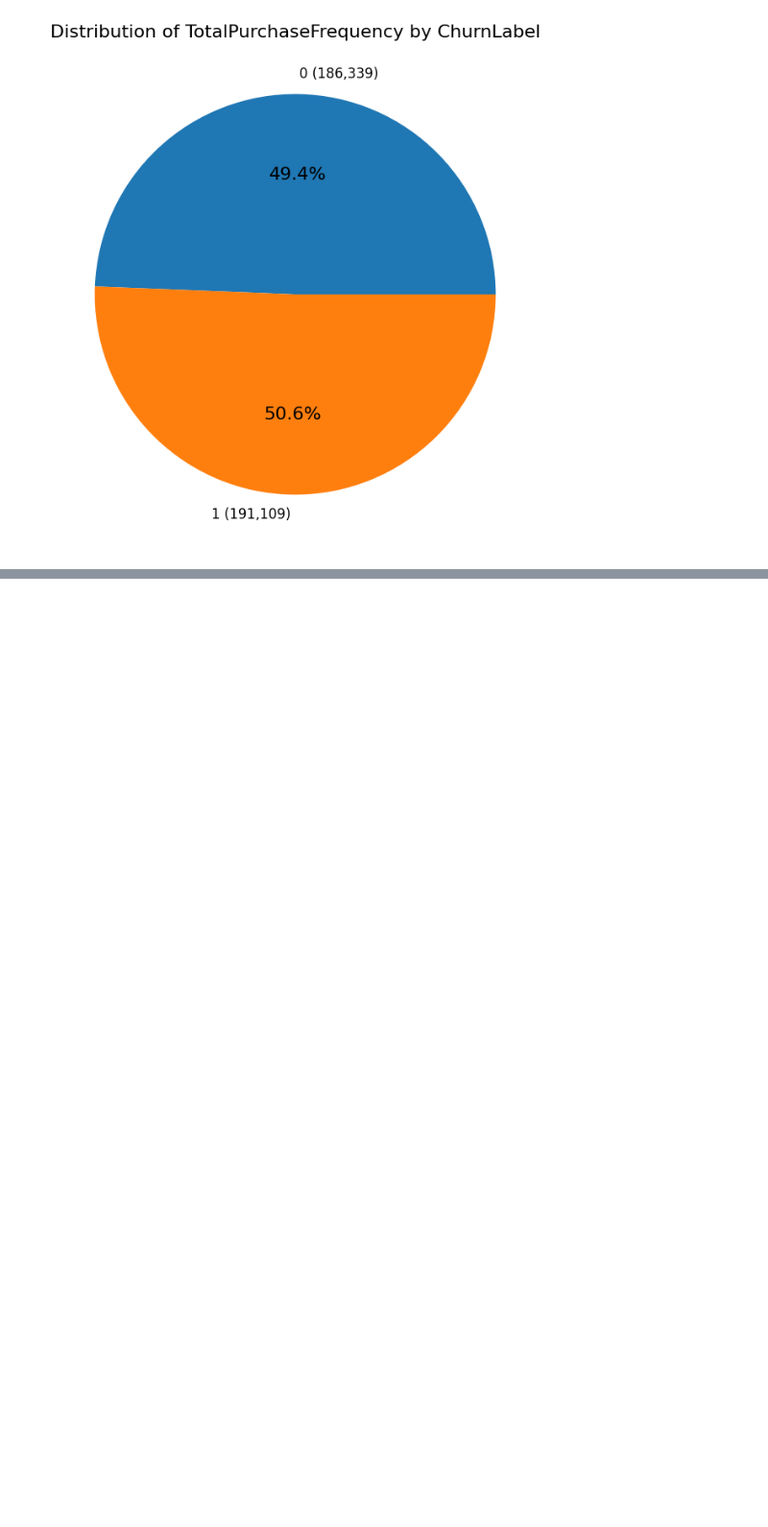
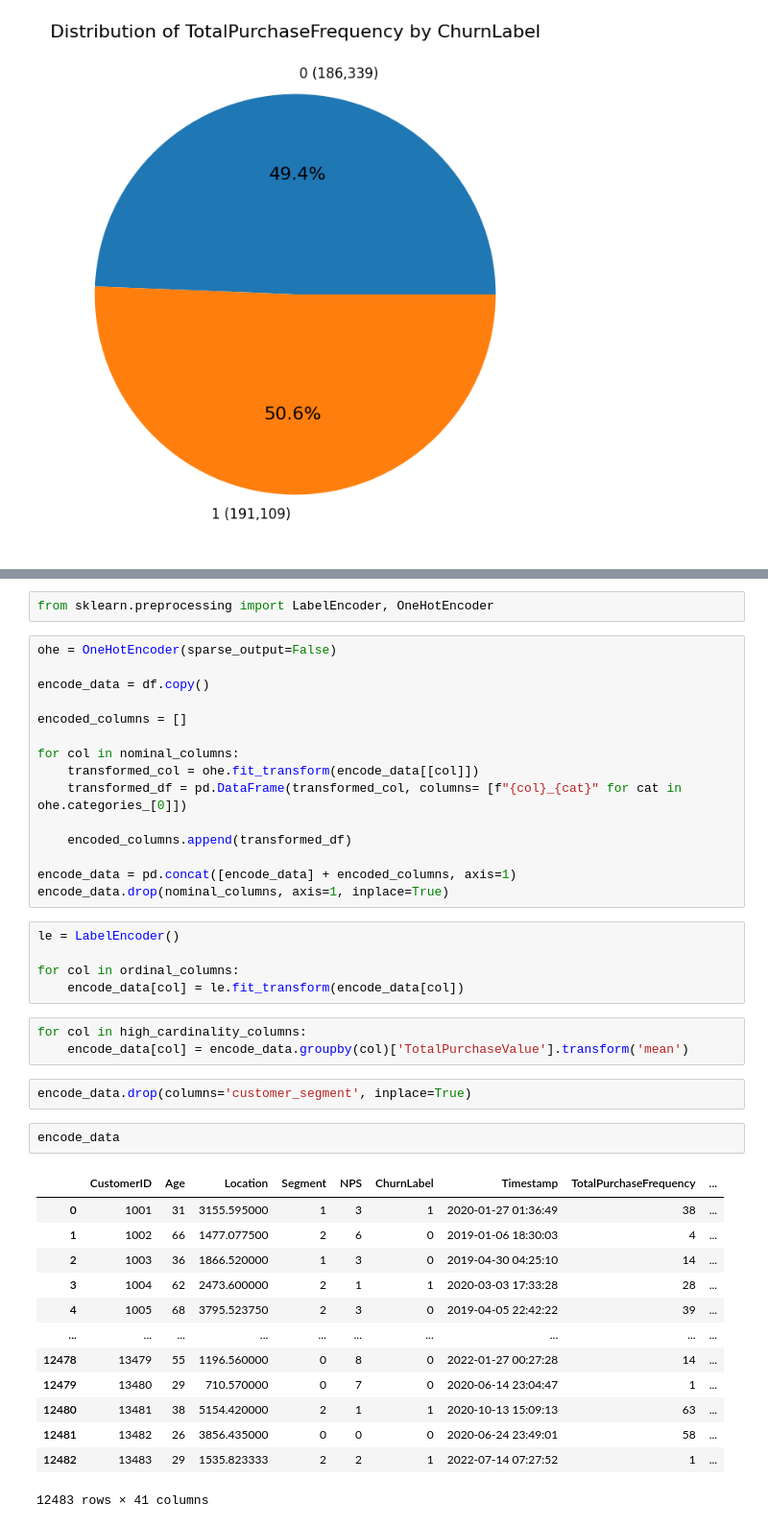
Before and after one commit to mongare70/customer-churn-prediction, a Jupyter notebook: reder-prediction/EDA/eda.ipynb, the cells around one changed output, grey strips where cells are left out. Shown at 96% size. Drawn from its saved outputs; the diff is of its cells as text; blank space fills up the shorter version.

```diff
--- a/reder-prediction/EDA/eda.ipynb
+++ b/reder-prediction/EDA/eda.ipynb
@@ -438,0 +602,43 @@ plt.show()
+# %%
+from sklearn.preprocessing import LabelEncoder, OneHotEncoder
+# %%
+ohe = OneHotEncoder(sparse_output=False)
+
+encode_data = df.copy()
+
+encoded_columns = []
+
+for col in nominal_columns:
+    transformed_col = ohe.fit_transform(encode_data[[col]])
+    transformed_df = pd.DataFrame(transformed_col, columns= [f"{col}_{cat}" for cat in ohe.categories_[0]])
+
+    encoded_columns.append(transformed_df)
+
+encode_data = pd.concat([encode_data] + encoded_columns, axis=1)
+encode_data.drop(nominal_columns, axis=1, inplace=True)
+# %%
+le = LabelEncoder()
+
+for col in ordinal_columns:
+    encode_data[col] = le.fit_transform(encode_data[col])
+# %%
+for col in high_cardinality_columns:
+    encode_data[col] = encode_data.groupby(col)['TotalPurchaseValue'].transform('mean')
+# %%
+encode_data.drop(columns='customer_segment', inplace=True)
+# %%
+encode_data
+# %% [output]
+|  | CustomerID | Age | Location | Segment | NPS | ChurnLabel | Timestamp | TotalPurchaseFrequency | ... |
+| 0 | 1001 | 31 | 3155.595000 | 1 | 3 | 1 | 2020-01-27 01:36:49 | 38 | ... |
+| 1 | 1002 | 66 | 1477.077500 | 2 | 6 | 0 | 2019-01-06 18:30:03 | 4 | ... |
+| 2 | 1003 | 36 | 1866.520000 | 1 | 3 | 0 | 2019-04-30 04:25:10 | 14 | ... |
+| 3 | 1004 | 62 | 2473.600000 | 2 | 1 | 1 | 2020-03-03 17:33:28 | 28 | ... |
+| 4 | 1005 | 68 | 3795.523750 | 2 | 3 | 0 | 2019-04-05 22:42:22 | 39 | ... |
+| ... | ... | ... | ... | ... | ... | ... | ... | ... | ... |
+| 12478 | 13479 | 55 | 1196.560000 | 0 | 8 | 0 | 2022-01-27 00:27:28 | 14 | ... |
+| 12479 | 13480 | 29 | 710.570000 | 0 | 7 | 0 | 2020-06-14 23:04:47 | 1 | ... |
+| 12480 | 13481 | 38 | 5154.420000 | 2 | 1 | 1 | 2020-10-13 15:09:13 | 63 | ... |
+| 12481 | 13482 | 26 | 3856.435000 | 0 | 0 | 0 | 2020-06-24 23:49:01 | 58 | ... |
+| 12482 | 13483 | 29 | 1535.823333 | 2 | 2 | 1 | 2022-07-14 07:27:52 | 1 | ... |
+12483 rows × 41 columns
```
Also changed, not shown: parts of 26 cells of this notebook, 3 other files.
